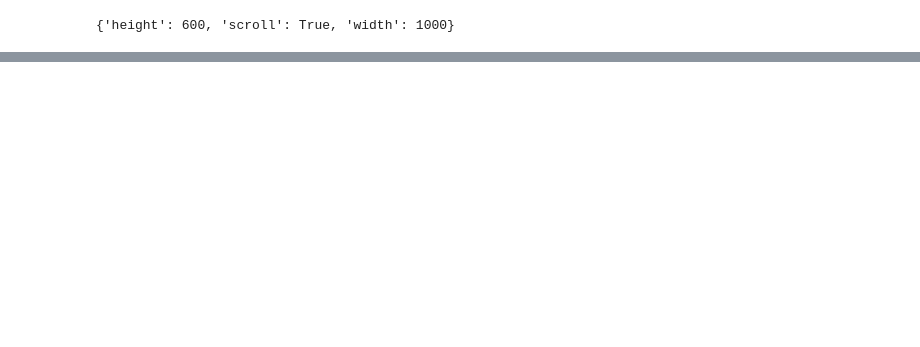
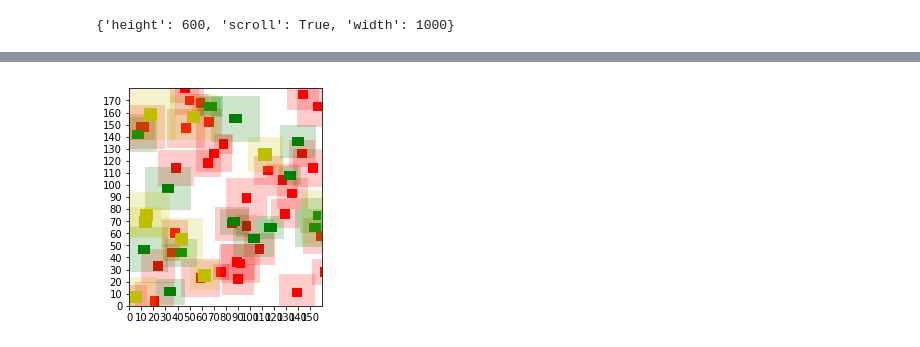
Before and after one commit to taraere/UrbanPlanning, a Jupyter notebook: Presentations/Beunhaaas.ipynb, the cells around one changed output, grey strips where cells are left out. Cells and saved outputs as stored; diff of their text form; code cells hidden in the pictures; blank space fills up the shorter version.

```diff
--- a/Presentations/Beunhaaas.ipynb
+++ b/Presentations/Beunhaaas.ipynb
@@ -43,0 +409,35 @@ from pylab import *
+# %%
+"""
+build a random sollution
+"""
+def main2():
+    housetypes = initHouseTypes(20)
+
+    # generate hosue parameteres
+    housetypelist = []
+    for housetype in housetypes:
+        n = round(housetype.frequency * SELECTED_HOUSE_COUNT)
+        housetypelist += [housetype] * n
+
+    # houstypelist = shuffle(housetypelist)
+
+    # make a map
+    map1 = Map()
+
+    # add houses to map
+    for i in range(SELECTED_HOUSE_COUNT):
+
+        # create other parameters
+        coordinate = (randint(0, AREA[0]-1), randint(0, AREA[1]-1))
+        ringsToAdd = randint(1, 12)
+
+        # add house
+        map1.addHouse(housetypelist[i], coordinate, ringsToAdd)
+
+    # draw the map
+    map1.plot()
+
+if __name__=="__main__":
+    main2()
+# %% [output]
+[figure, added]
```
Also changed, not shown: parts of 19 cells of this notebook, 29 other files.
